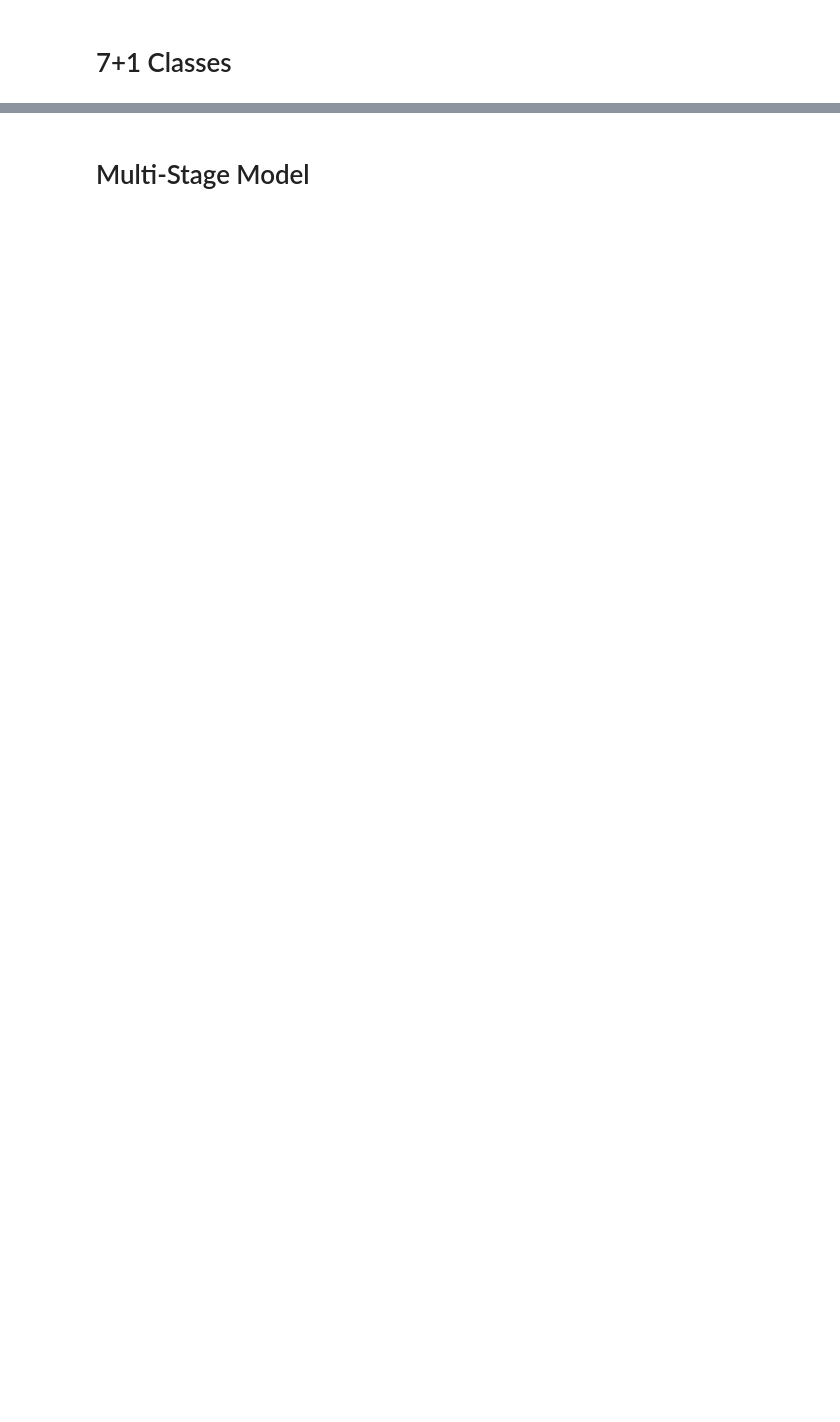
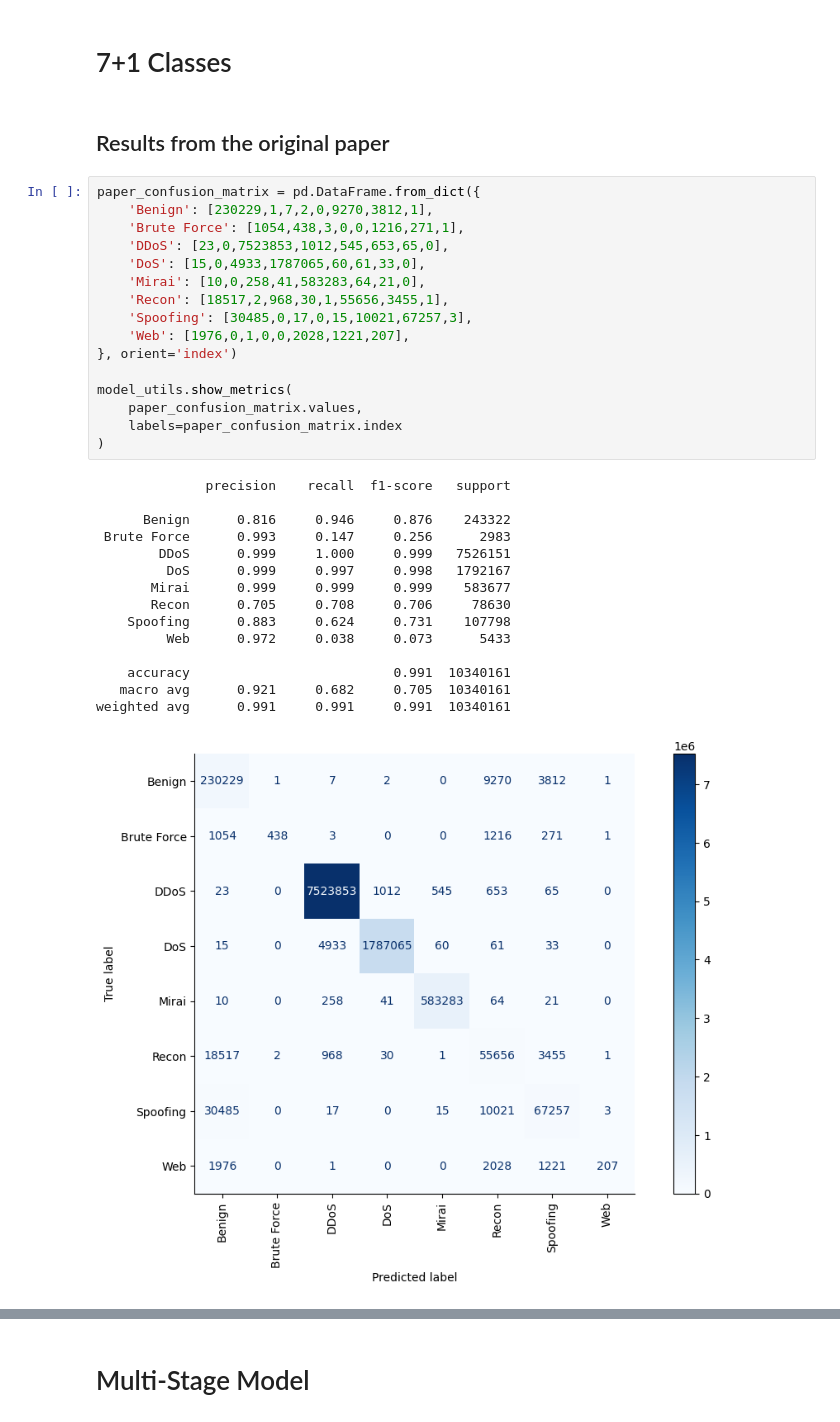
Before and after one commit to inaciobr/Multi-Stage-IoT-Intrusion-Detection, a Jupyter notebook: notebooks/4 - Results.ipynb, the cells around one changed output, grey strips where cells are left out. Cells and saved outputs as stored; diff of their text form; blank space fills up the shorter version.

Commit message:
Add results from the paper

```diff
--- a/notebooks/4 - Results.ipynb
+++ b/notebooks/4 - Results.ipynb
@@ -61,2 +56,36 @@ Wall time: 46.2 s
 # %% [markdown]
 # 7+1 Classes
+# %% [markdown]
+## Results from the original paper
+# %%
+paper_confusion_matrix = pd.DataFrame.from_dict({
+    'Benign': [230229,1,7,2,0,9270,3812,1],
+    'Brute Force': [1054,438,3,0,0,1216,271,1],
+    'DDoS': [23,0,7523853,1012,545,653,65,0],
+    'DoS': [15,0,4933,1787065,60,61,33,0],
+    'Mirai': [10,0,258,41,583283,64,21,0],
+    'Recon': [18517,2,968,30,1,55656,3455,1],
+    'Spoofing': [30485,0,17,0,15,10021,67257,3],
+    'Web': [1976,0,1,0,0,2028,1221,207],
+}, orient='index')
+
+model_utils.show_metrics(
+    paper_confusion_matrix.values,
+    labels=paper_confusion_matrix.index
+)
+# %% [output]
+              precision    recall  f1-score   support
+
+      Benign      0.816     0.946     0.876    243322
+ Brute Force      0.993     0.147     0.256      2983
+        DDoS      0.999     1.000     0.999   7526151
+         DoS      0.999     0.997     0.998   1792167
+       Mirai      0.999     0.999     0.999    583677
+       Recon      0.705     0.708     0.706     78630
+    Spoofing      0.883     0.624     0.731    107798
+         Web      0.972     0.038     0.073      5433
+
+    accuracy                          0.991  10340161
+   macro avg      0.921     0.682     0.705  10340161
+weighted avg      0.991     0.991     0.991  10340161
+[figure, added]
```
Also changed, not shown: parts of 15 cells of this notebook, 7 other files.
